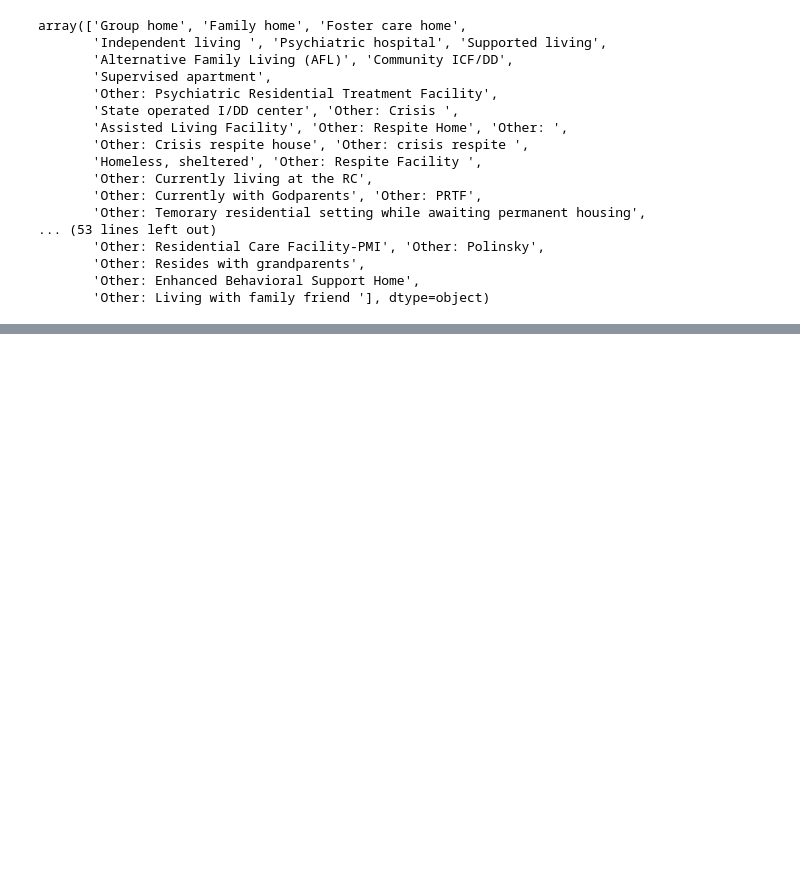
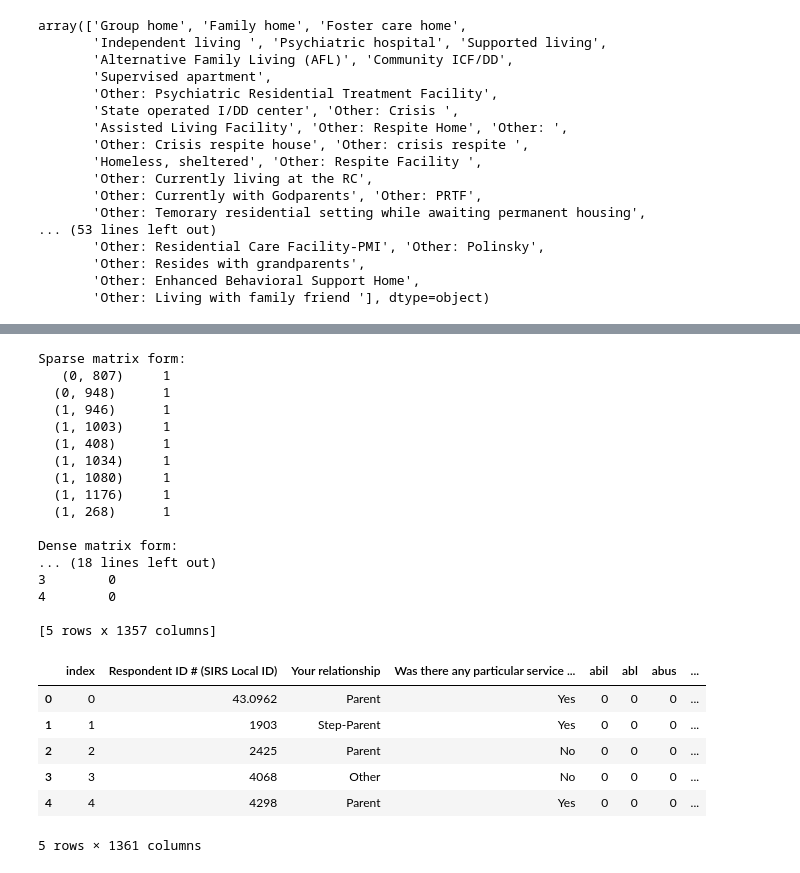
Before and after one commit to orenpk/QSS-20-Final-Project, a Jupyter notebook: Final_project_code.ipynb, the cells around one changed output, grey strips where cells are left out. Cells and saved outputs as stored; diff of their text form; code cells hidden in the pictures; blank space fills up the shorter version.

```diff
--- a/Final_project_code.ipynb
+++ b/Final_project_code.ipynb
@@ -190,0 +294,4 @@ Index(['Client Local Id', 'Date', 'Minutes', 'Section', 'Type'], dtype='object')
+# %%
+#subset data for topic modeling
+advice = df_feis['What\nadvice would you give to service planners regarding the mental health service\nneeds of persons with IDD and their families?']
+advice
@@ -190,0 +311,3 @@ Index(['Client Local Id', 'Date', 'Minutes', 'Section', 'Type'], dtype='object')
+# %%
+# initialize stemmer
+porter = PorterStemmer()
@@ -190,0 +357,63 @@ Index(['Client Local Id', 'Date', 'Minutes', 'Section', 'Type'], dtype='object')
+# %%
+## function provided
+def create_dtm(list_of_strings, metadata):
+    """
+    Function to create dense document-term matrix (DTM) from a list of strings and provided metadata.
+    A sparse DTM is a list of term_index/doc_index tuples: if a given term occurs in a given doc at least once,
+        then this count is listed as a tuple; if not, that term/doc pair is omitted.
+    In a dense DTM, each row is one text (e.g., an Airbnb listing), each column is a term, and
+        each cell indicates the frequency of that word in that text.
+
+    Parameters:
+        list_of_strings (Series): each row contains a preprocessed string (need not be tokenized)
+        metadata (DataFrame): contains document-level covariates
+
+    Returns:
+        Dense DTM with metadata on left and then one column per word in lexicon
+    """
+
+    # initialize a sklearn tokenizer; this helps us tokenize the preprocessed string input
+    vectorizer = CountVectorizer(lowercase = True)
+    dtm_sparse = vectorizer.fit_transform(list_of_strings)
+    print('Sparse matrix form:\n', dtm_sparse[:3]) # take a look at sparse representation
+    print()
+
+    # switch the dataframe from the sparse representation to the normal dense representation (so we can treat it as regular dataframe)
+    dtm_dense_named = pd.DataFrame(dtm_sparse.todense(), columns=vectorizer.get_feature_names_out ())
+    print('Dense matrix form:\n', dtm_dense_named.head()) # take a look at dense representation
+    dtm_dense_named_withid = pd.concat([metadata.reset_index(), dtm_dense_named], axis = 1) # add back document-level covariates
+
+    return(dtm_dense_named_withid)
+# %%
+## example application on raw lowercase texts;
+dtm_advice = create_dtm(list_of_strings= cleaned_advice,
+                metadata =
+                df_feis[['Respondent ID #  (SIRS Local ID)', 'Your relationship', 'Was there any particular service that your\nfamily member needed that was not available?']]
+                       )
+
+dtm_advice.head()
+# %% [output]
+Sparse matrix form:
+   (0, 807)     1
+  (0, 948)      1
+  (1, 946)      1
+  (1, 1003)     1
+  (1, 408)      1
+  (1, 1034)     1
+  (1, 1080)     1
+  (1, 1176)     1
+  (1, 268)      1
+
+Dense matrix form:
+... (18 lines left out)
+3        0
+4        0
+
+[5 rows x 1357 columns]
+|  | index | Respondent ID # (SIRS Local ID) | Your relationship | Was there any particular service ... | abil | abl | abus | ... |
+| 0 | 0 | 43.0962 | Parent | Yes | 0 | 0 | 0 | ... |
+| 1 | 1 | 1903 | Step-Parent | Yes | 0 | 0 | 0 | ... |
+| 2 | 2 | 2425 | Parent | No | 0 | 0 | 0 | ... |
+| 3 | 3 | 4068 | Other | No | 0 | 0 | 0 | ... |
+| 4 | 4 | 4298 | Parent | Yes | 0 | 0 | 0 | ... |
+5 rows × 1361 columns
```
Also changed, not shown: parts of 14 cells of this notebook, 6 other files.
